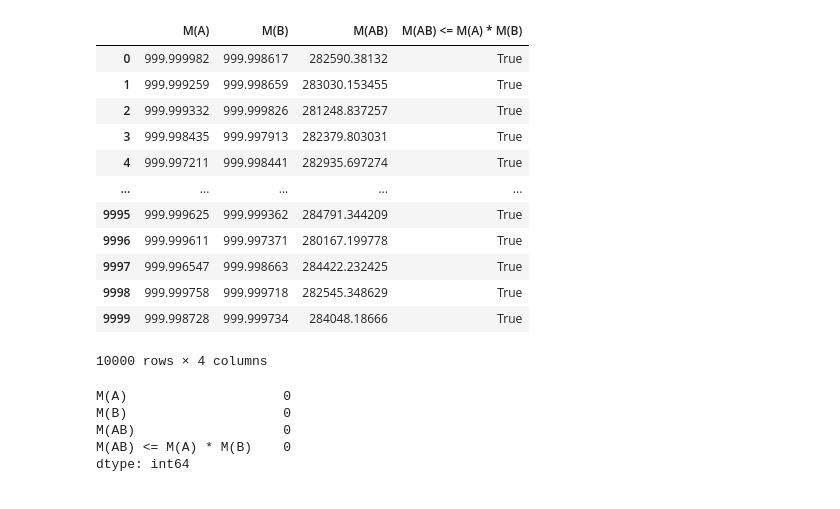
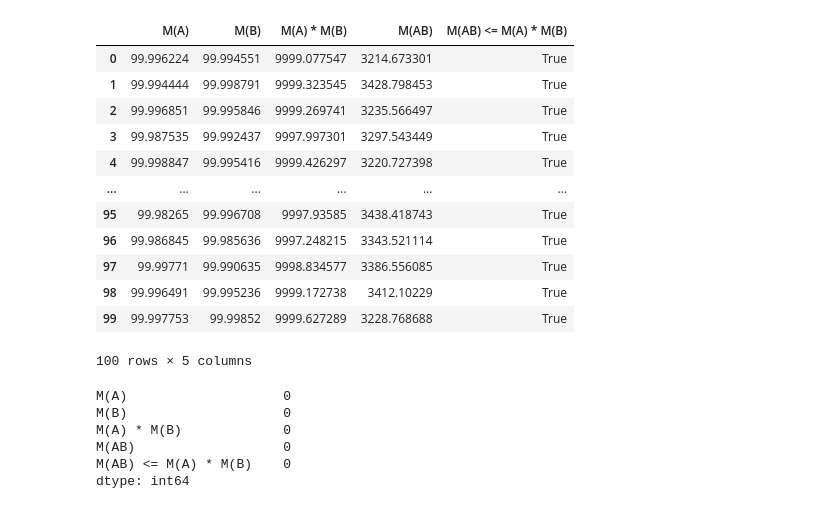
Before and after one commit to Jrol123/CalcMath, a Jupyter notebook: Course_prog/S5/task1.ipynb, the cells around one changed output. Drawn from its saved outputs; the diff is of its cells as text; code cells hidden in the pictures.

```diff
--- a/Course_prog/S5/task1.ipynb
+++ b/Course_prog/S5/task1.ipynb
@@ -2,20 +2,22 @@
 import numpy as np
 import pandas as pd
 
-SIZE = 1000
-ITERS = 10000
+SIZE = 100
+ITERS = 100
 # %%
 def M(mat):
     return mat.shape[0] * np.max(np.abs(mat))
 # %%
-# TODO: Добавить график
-
 def test_M(m_A, m_B):
     M_A = M(m_A)
     M_B = M(m_B)
     M_AB = M(m_A @ m_B)
 
-    return M_A, M_B, M_AB, M_AB <= M_A * M_B
+    return M_A, M_B, M_A * M_B, M_AB, M_AB <= M_A * M_B
 
     print(f"M(A): {M_A}, M(B): {M_B}, M(AB): {M_AB}")
     print(f"M(AB) <= M(A) * M(B): {M_AB <= M_A * M_B}")
+# %%
+df = pd.DataFrame(columns=["M(A)", "M(B)", "M(A) * M(B)", "M(AB)", "M(AB) <= M(A) * M(B)"], index=range(ITERS))
+
+df
@@ -22,33 +38,32 @@ def test_M(m_A, m_B):
 # %%
-df = pd.DataFrame(columns=["M(A)", "M(B)", "M(AB)", "M(AB) <= M(A) * M(B)"], index=range(ITERS))
-
 for index in range(ITERS):
     A = np.random.rand(SIZE, SIZE)
     B = np.random.rand(SIZE, SIZE)
 
     df.loc[index] = test_M(A, B)
 
 df
 # %% [output]
-|  | M(A) | M(B) | M(AB) | M(AB) <= M(A) * M(B) |
-| 0 | 999.999982 | 999.998617 | 282590.38132 | True |
-| 1 | 999.999259 | 999.998659 | 283030.153455 | True |
-| 2 | 999.999332 | 999.999826 | 281248.837257 | True |
-| 3 | 999.998435 | 999.997913 | 282379.803031 | True |
-| 4 | 999.997211 | 999.998441 | 282935.697274 | True |
-| ... | ... | ... | ... | ... |
-| 9995 | 999.999625 | 999.999362 | 284791.344209 | True |
-| 9996 | 999.999611 | 999.997371 | 280167.199778 | True |
-| 9997 | 999.996547 | 999.998663 | 284422.232425 | True |
-| 9998 | 999.999758 | 999.999718 | 282545.348629 | True |
-| 9999 | 999.998728 | 999.999734 | 284048.18666 | True |
+|  | M(A) | M(B) | M(A) * M(B) | M(AB) | M(AB) <= M(A) * M(B) |
+| 0 | 99.996224 | 99.994551 | 9999.077547 | 3214.673301 | True |
+| 1 | 99.994444 | 99.998791 | 9999.323545 | 3428.798453 | True |
+| 2 | 99.996851 | 99.995846 | 9999.269741 | 3235.566497 | True |
+| 3 | 99.987535 | 99.992437 | 9997.997301 | 3297.543449 | True |
+| 4 | 99.998847 | 99.995416 | 9999.426297 | 3220.727398 | True |
+| ... | ... | ... | ... | ... | ... |
+| 95 | 99.98265 | 99.996708 | 9997.93585 | 3438.418743 | True |
+| 96 | 99.986845 | 99.985636 | 9997.248215 | 3343.521114 | True |
+| 97 | 99.99771 | 99.990635 | 9998.834577 | 3386.556085 | True |
+| 98 | 99.996491 | 99.995236 | 9999.172738 | 3412.10229 | True |
+| 99 | 99.997753 | 99.99852 | 9999.627289 | 3228.768688 | True |
-10000 rows × 4 columns
+100 rows × 5 columns
 # %%
 df[df["M(AB) <= M(A) * M(B)"] == False].count()
 # Везде неравенство выполняется
 # %% [output]
 M(A)                    0
 M(B)                    0
+M(A) * M(B)             0
 M(AB)                   0
 M(AB) <= M(A) * M(B)    0
 dtype: int64
```
Also changed, not shown: parts of 4 cells of this notebook, 3 other files.
